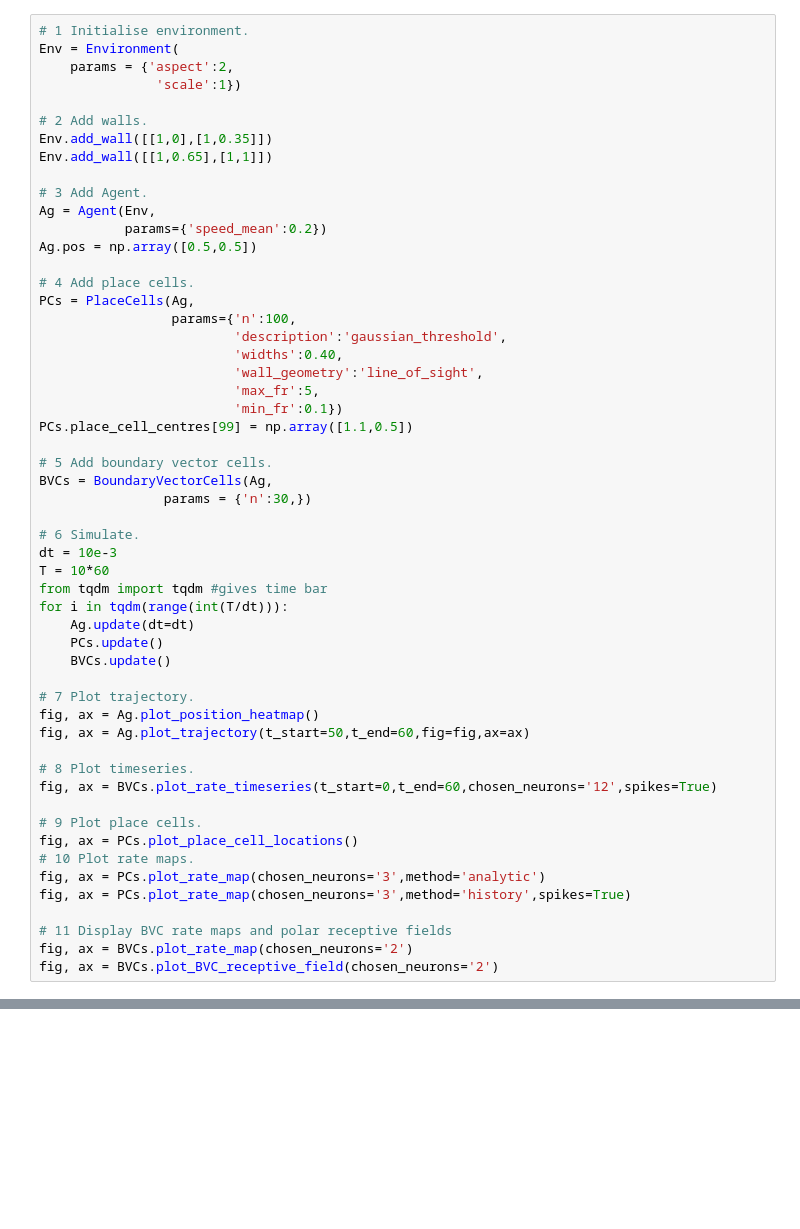
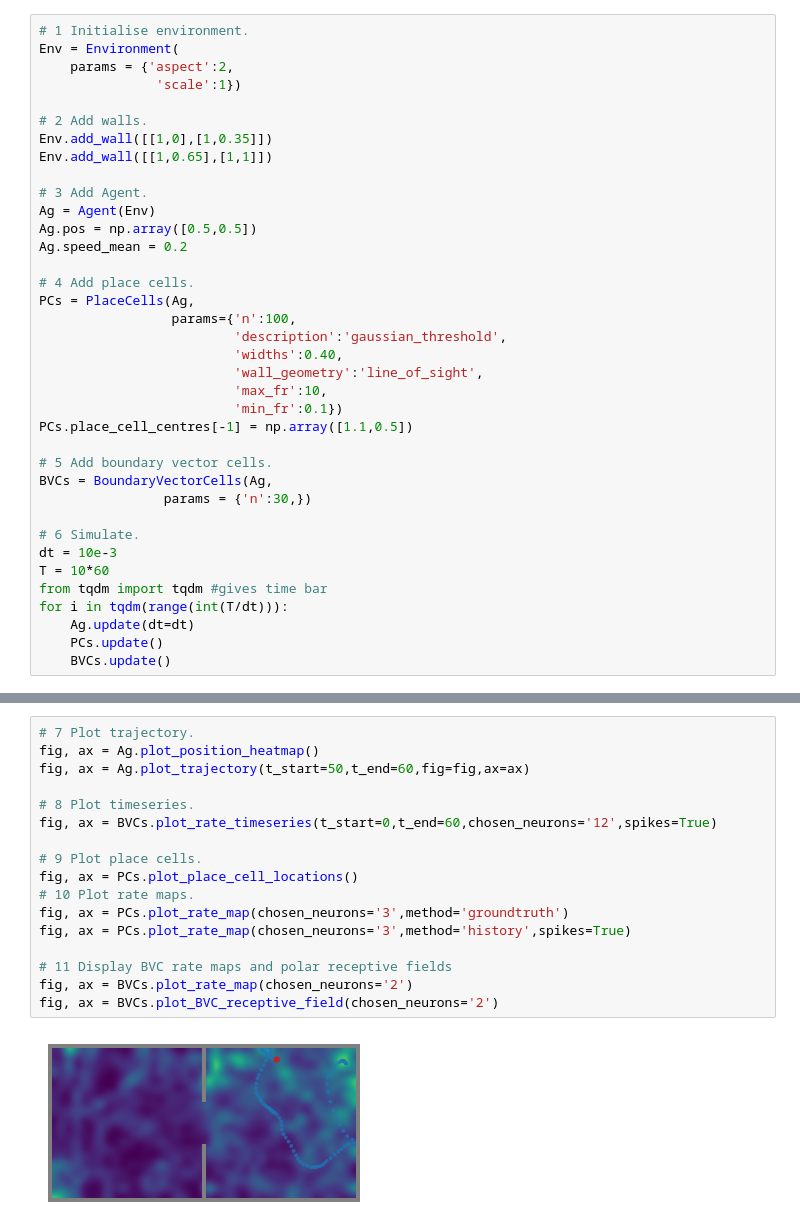
Before and after one commit to RatInABox-Lab/RatInABox, a Jupyter notebook: example_scripts/extensive_example.ipynb, the cells around one changed output, grey strips where cells are left out. Drawn from its saved outputs; the diff is of its cells as text; blank space fills up the shorter version.

```diff
--- a/example_scripts/extensive_example.ipynb
+++ b/example_scripts/extensive_example.ipynb
@@ -13,9 +33,9 @@ Env.add_wall([[1,0],[1,0.35]])
 Env.add_wall([[1,0.65],[1,1]])
 
 # 3 Add Agent.
-Ag = Agent(Env,
-           params={'speed_mean':0.2})
+Ag = Agent(Env)
 Ag.pos = np.array([0.5,0.5])
+Ag.speed_mean = 0.2
 
 # 4 Add place cells.
 PCs = PlaceCells(Ag,
@@ -23,9 +43,9 @@ PCs = PlaceCells(Ag,
                          'description':'gaussian_threshold',
                          'widths':0.40,
                          'wall_geometry':'line_of_sight',
-                         'max_fr':5,
+                         'max_fr':10,
                          'min_fr':0.1})
-PCs.place_cell_centres[99] = np.array([1.1,0.5])
+PCs.place_cell_centres[-1] = np.array([1.1,0.5])
 
 # 5 Add boundary vector cells.
 BVCs = BoundaryVectorCells(Ag,
@@ -39,20 +59,3 @@ for i in tqdm(range(int(T/dt))):
     Ag.update(dt=dt)
     PCs.update()
     BVCs.update()
-
-# 7 Plot trajectory.
-fig, ax = Ag.plot_position_heatmap()
-fig, ax = Ag.plot_trajectory(t_start=50,t_end=60,fig=fig,ax=ax)
-
-# 8 Plot timeseries.
-fig, ax = BVCs.plot_rate_timeseries(t_start=0,t_end=60,chosen_neurons='12',spikes=True)
-
-# 9 Plot place cells.
-fig, ax = PCs.plot_place_cell_locations()
-# 10 Plot rate maps.
-fig, ax = PCs.plot_rate_map(chosen_neurons='3',method='analytic')
-fig, ax = PCs.plot_rate_map(chosen_neurons='3',method='history',spikes=True)
-
-# 11 Display BVC rate maps and polar receptive fields
-fig, ax = BVCs.plot_rate_map(chosen_neurons='2')
-fig, ax = BVCs.plot_BVC_receptive_field(chosen_neurons='2')
@@ -72,0 +62,19 @@ fig, ax = Ag.plot_trajectory()
+# %%
+# 7 Plot trajectory.
+fig, ax = Ag.plot_position_heatmap()
+fig, ax = Ag.plot_trajectory(t_start=50,t_end=60,fig=fig,ax=ax)
+
+# 8 Plot timeseries.
+fig, ax = BVCs.plot_rate_timeseries(t_start=0,t_end=60,chosen_neurons='12',spikes=True)
+
+# 9 Plot place cells.
+fig, ax = PCs.plot_place_cell_locations()
+# 10 Plot rate maps.
+fig, ax = PCs.plot_rate_map(chosen_neurons='3',method='groundtruth')
+fig, ax = PCs.plot_rate_map(chosen_neurons='3',method='history',spikes=True)
+
+# 11 Display BVC rate maps and polar receptive fields
+fig, ax = BVCs.plot_rate_map(chosen_neurons='2')
+fig, ax = BVCs.plot_BVC_receptive_field(chosen_neurons='2')
+# %% [output]
+[figure, added]
```
Also changed, not shown: parts of 5 cells of this notebook, 13 other files.
